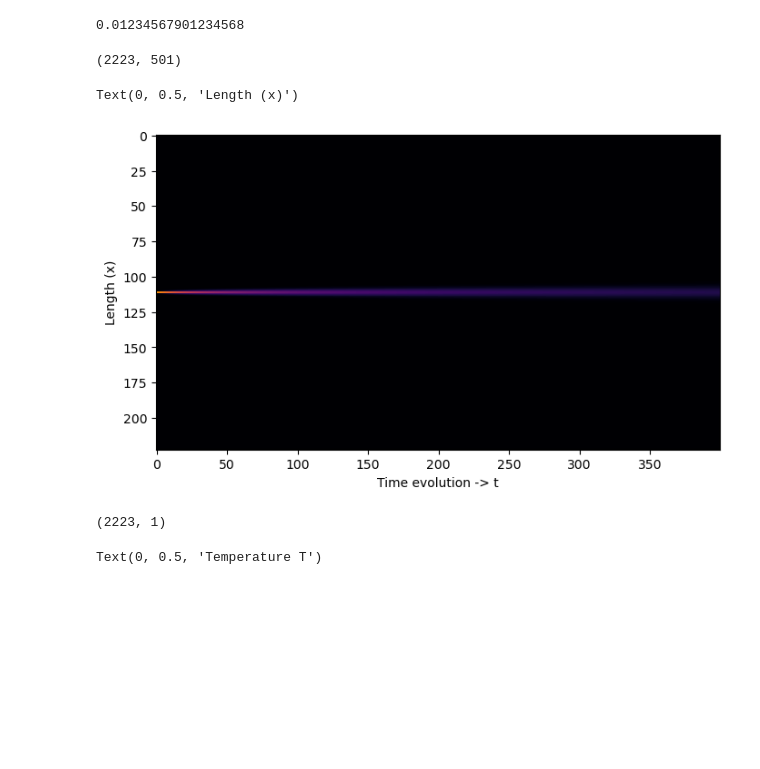
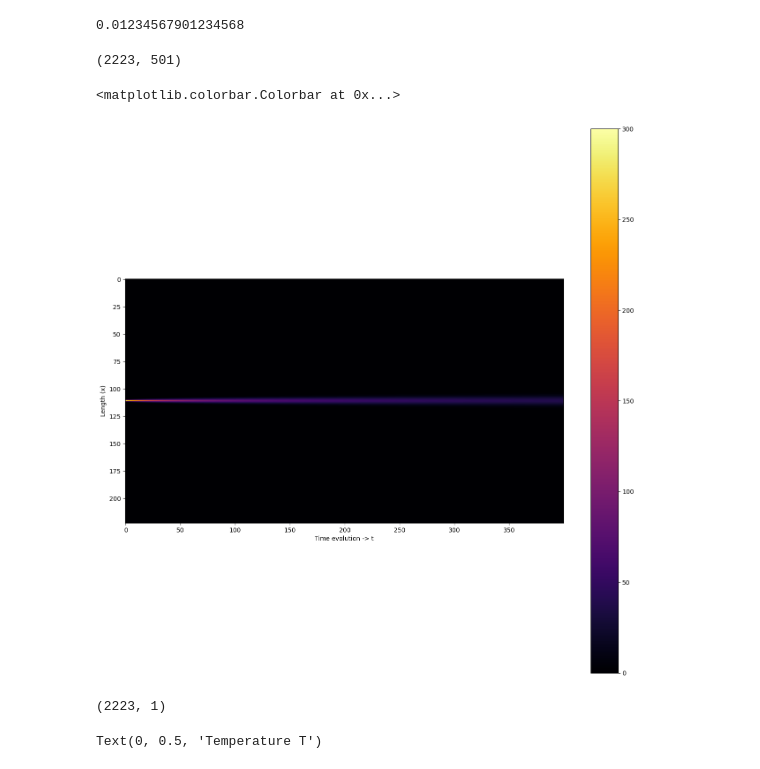
Before and after one commit to dc250601/P452, a Jupyter notebook: MidSem/Notebook.ipynb, the cells around one changed output. Cells and saved outputs as stored; diff of their text form; code cells hidden in the pictures; blank space fills up the shorter version.

```diff
--- a/MidSem/Notebook.ipynb
+++ b/MidSem/Notebook.ipynb
@@ -112,22 +112,23 @@ V_grid = np.concatenate(V,axis = -1)
 alpha
 # %% [output]
 0.01234567901234568
-# %%
-V_grid.shape
-# %% [output]
-(2223, 501)
+# %%
+V_grid.shape
+# %% [output]
+(2223, 501)
 # %%
-plt.figure(figsize=(8,8))
+plt.figure(figsize=(16,16))
 plt.imshow(V_grid[1000:-1000,:400], cmap="inferno")
 plt.xlabel("Time evolution -> t")
 plt.ylabel("Length (x)")
+plt.colorbar()
 # %% [output]
-Text(0, 0.5, 'Length (x)')
+<matplotlib.colorbar.Colorbar at 0x...>
-[figure, old version]
+[figure, new version]
-# %%
-V_0.shape
-# %% [output]
-(2223, 1)
+# %%
+V_0.shape
+# %% [output]
+(2223, 1)
 # %%
 for i in range(500):
     plt.plot(X[1000:-1000],V_grid[1000:-1000,i])
```
